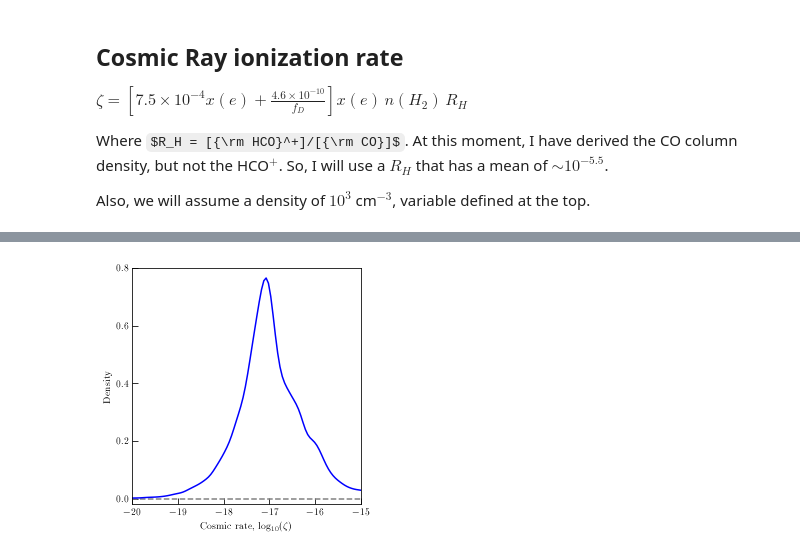
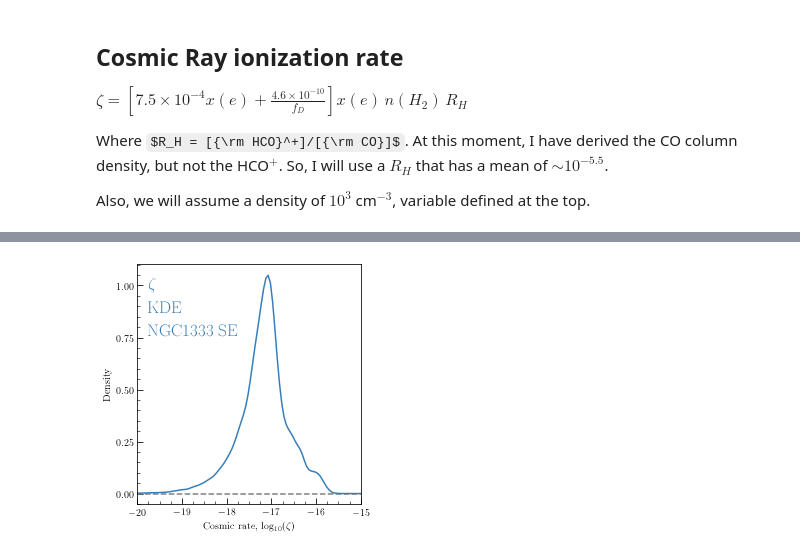
Before and after one commit to jpinedaf/NGC1333_NOEMA_Ions, a Jupyter notebook: NGC1333_Ions_Calculations.ipynb, the cells around one changed output, grey strips where cells are left out. Saved outputs shown, nothing was run; the diff lists cells and outputs as text; code cells hidden in the pictures; some formulas as TeX source.

```diff
--- a/NGC1333_Ions_Calculations.ipynb
+++ b/NGC1333_Ions_Calculations.ipynb
@@ -734,32 +678,40 @@ fig.savefig('figs/NGC1333_Zeta.pdf', dpi=200)
 # %%
 log_zeta = np.log10(zeta)
 
 xrange = np.array([-20, -15])
 
 gd_zeta = np.isfinite(log_zeta)
 # wt = 1 / NH3_dv[log_xe]**2
 #
 kde_log_zeta = stats.gaussian_kde(log_zeta[gd_zeta])#, weights=wt)
 x_sample = np.linspace(xrange[0], xrange[1], num=100)
 log_zeta_sample = np.reshape(kde_log_zeta(x_sample).T, x_sample.shape)
 
 fig, ax = plt.subplots(figsize=(4, 4))
 ax.plot(xrange, [0, 0], color='gray', linestyle='--')
-ax.plot(x_sample, log_zeta_sample, color='blue')
+ax.plot(x_sample, log_zeta_sample, color=color_kde[1])
 #
-# ax.text(0.05, 0.9,  r'$\sigma_v$(NH$_3$)', color=color_kde[0],
-#         transform=ax.transAxes, size=17, weight=60)
+ax.text(0.05, 0.9,  r'$\zeta$', color=color_kde[1],
+        transform=ax.transAxes, size=17, weight=60)
+ax.text(0.05, 0.8,  r'KDE', color=color_kde[1],
+        transform=ax.transAxes, size=17, weight=60)
+ax.text(0.05, 0.7,  r'NGC1333 SE', color=color_kde[1],
+        transform=ax.transAxes, size=17, weight=60)
+
 ax.set_xlabel(r"Cosmic rate, $\log_{10}(\zeta)$")
 ax.set_ylabel(r"Density")
 ax.set_xlim(xrange)
-ax.set_ylim(-0.02, 0.8)
+# ax.set_ylim(-0.02, 0.8)
+
+ax.xaxis.set_minor_locator(MultipleLocator(0.25))
+ax.yaxis.set_minor_locator(MultipleLocator(0.05))
 
 # ax.set_xticks([0.05, 0.1, 0.15, 0.2])
-ax.set_yticks([0, 0.2, 0.4, 0.6, 0.8])
+ax.set_yticks([0, 0.25, 0.5, 0.75, 1.0])
 plt.tight_layout()
 fig.savefig('figs/NGC1333_log_zeta_KDE.pdf', dpi=100)
 # %% [output]
-[figure, old version]
+[figure, new version]
 # %%
 log_zeta_min = -19
 log_zeta_max = -15
```
Also changed, not shown: parts of 23 cells of this notebook, 19 other files.
